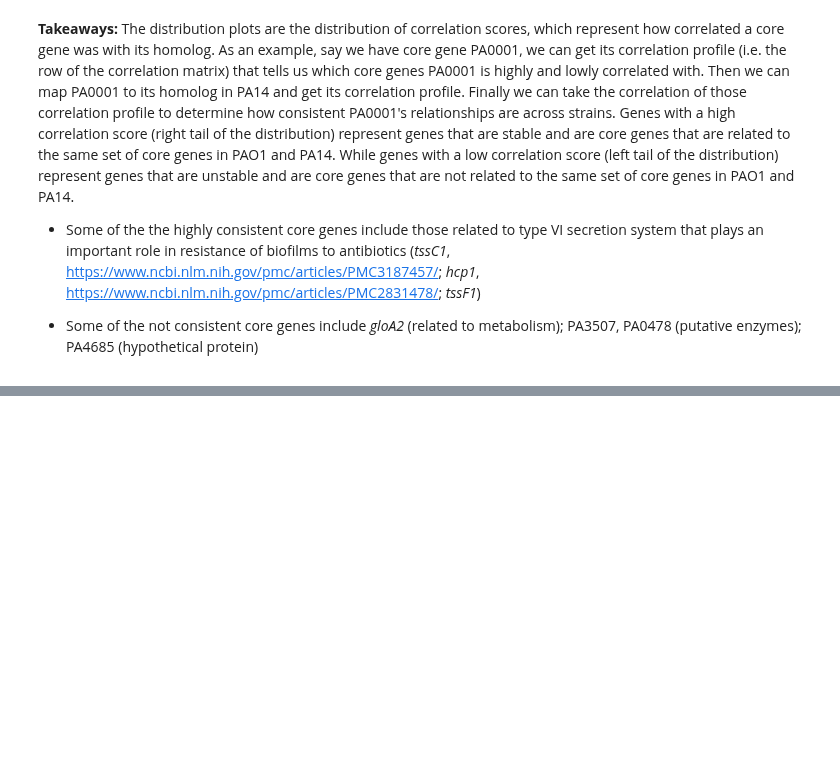
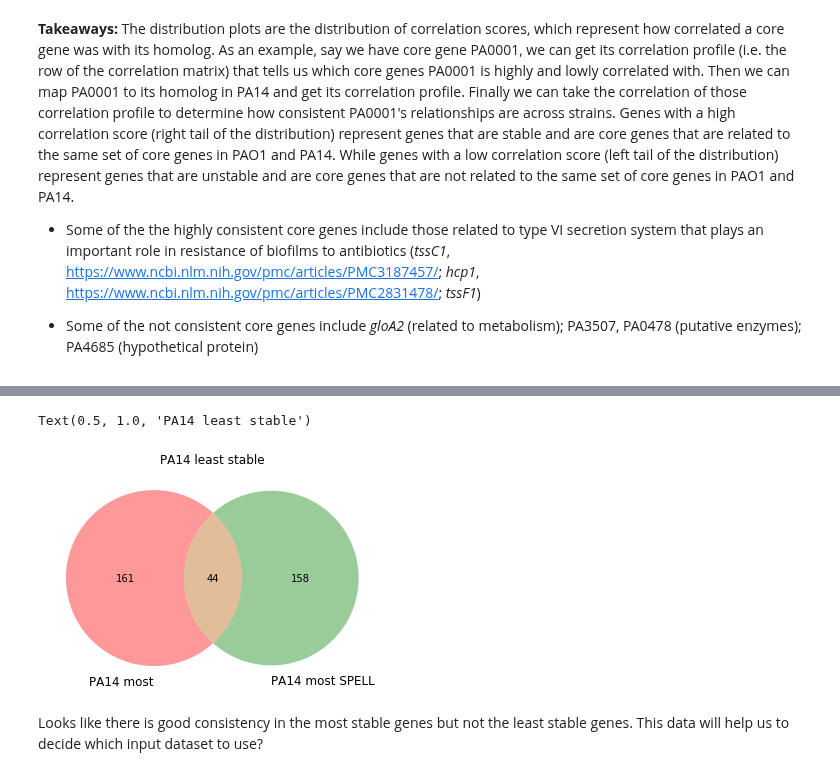
Before and after one commit to greenelab/core-accessory-interactome, a Jupyter notebook: 3_core_core_analysis/1_core_core_relationships_across_strains.ipynb, the cells around one changed output, grey strips where cells are left out. Saved outputs shown, nothing was run; the diff lists cells and outputs as text; code cells hidden in the pictures; blank space fills up the shorter version.

```diff
--- a/3_core_core_analysis/1_core_core_relationships_across_strains.ipynb
+++ b/3_core_core_analysis/1_core_core_relationships_across_strains.ipynb
@@ -466,0 +590,11 @@ The distribution plots are the distribution of correlation scores, which represe
+# %%
+venn2(
+    [set(pa14_least_stable), set(pa14_least_stable_spell)],
+    set_labels=("PA14 most", "PA14 most SPELL"),
+)
+plt.title("PA14 least stable")
+# %% [output]
+Text(0.5, 1.0, 'PA14 least stable')
+[figure, added]
+# %% [markdown]
+Looks like there is good consistency in the most stable genes but not the least stable genes. This data will help us to decide which input dataset to use?
```
Also changed, not shown: parts of 21 cells of this notebook, 3 other files.
